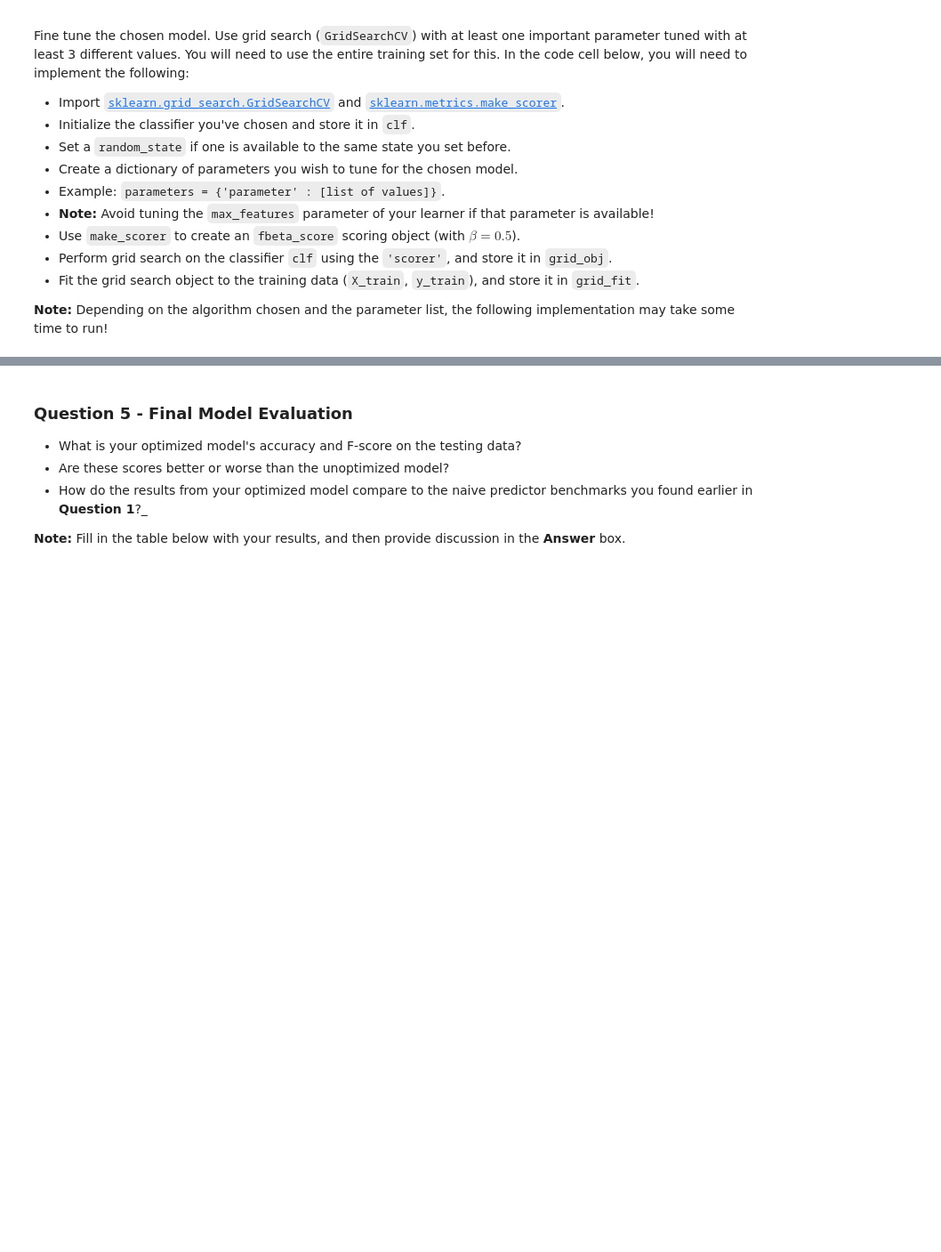
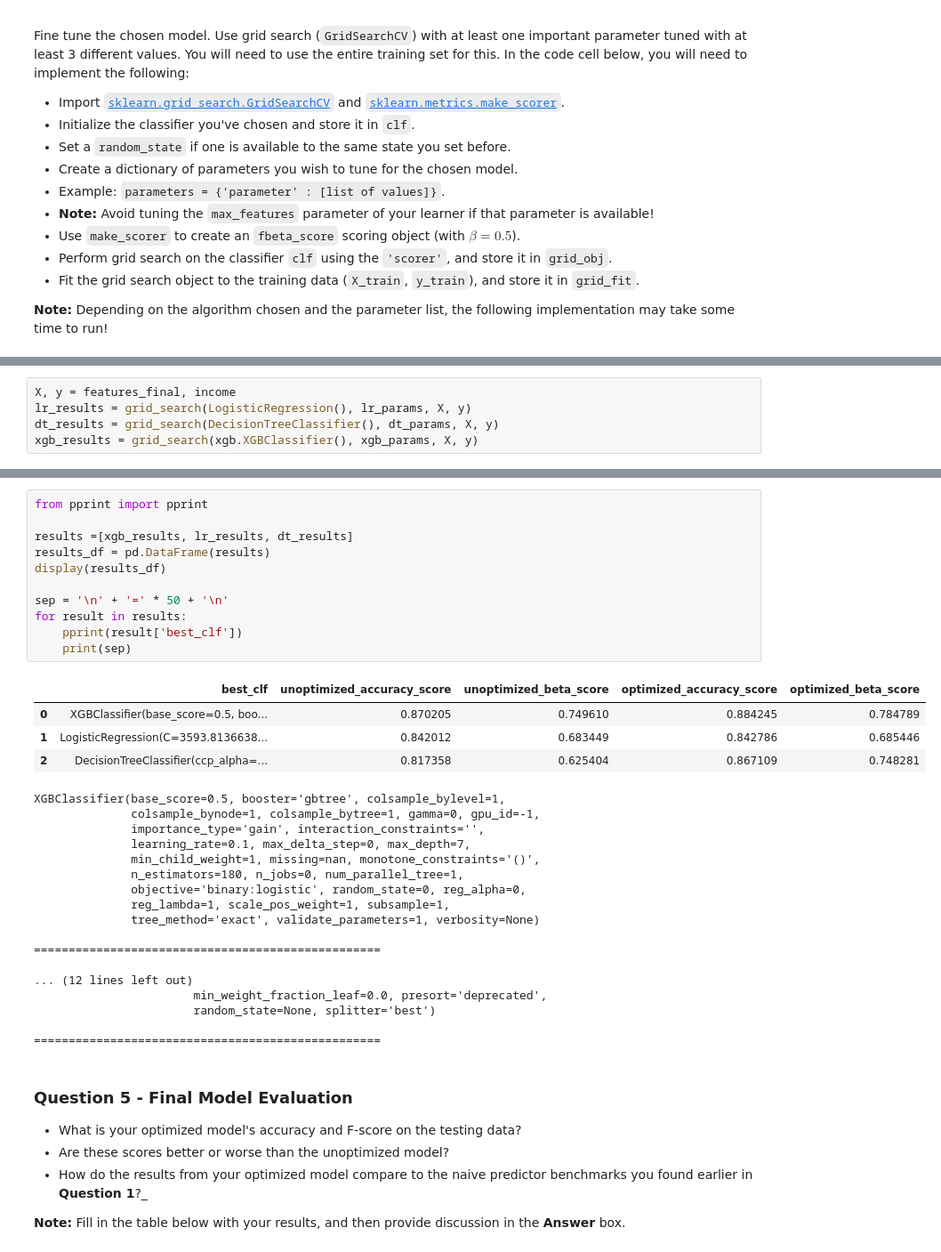
Before and after one commit to jmnickerson05/udacity_charity_ml, a Jupyter notebook: finding_donors(working version).ipynb, the cells around one changed output, grey strips where cells are left out. Shown at 89% size. Drawn from its saved outputs; the diff is of its cells as text; blank space fills up the shorter version.

Commit message:
Savepoint after long-running grid search results

```diff
--- a/finding_donors(working version).ipynb
+++ b/finding_donors(working version).ipynb
@@ -527,0 +602,5 @@ AttributeError: 'NoneType' object has no attribute 'best_estimator_'
+# %%
+X, y = features_final, income
+lr_results = grid_search(LogisticRegression(), lr_params, X, y)
+dt_results = grid_search(DecisionTreeClassifier(), dt_params, X, y)
+xgb_results = grid_search(xgb.XGBClassifier(), xgb_params, X, y)
@@ -528,3 +642,36 @@ AttributeError: 'NoneType' object has no attribute 'best_estimator_'
+# %%
+from pprint import pprint
+
+results =[xgb_results, lr_results, dt_results]
+results_df = pd.DataFrame(results)
+display(results_df)
+
+sep = '\n' + '=' * 50 + '\n'
+for result in results:
+    pprint(result['best_clf'])
+    print(sep)
+# %% [output]
+|  | best_clf | unoptimized_accuracy_score | unoptimized_beta_score | optimized_accuracy_score | optimized_beta_score |
+| 0 | XGBClassifier(base_score=0.5, boo... | 0.870205 | 0.749610 | 0.884245 | 0.784789 |
+| 1 | LogisticRegression(C=3593.8136638... | 0.842012 | 0.683449 | 0.842786 | 0.685446 |
+| 2 | DecisionTreeClassifier(ccp_alpha=... | 0.817358 | 0.625404 | 0.867109 | 0.748281 |
+XGBClassifier(base_score=0.5, booster='gbtree', colsample_bylevel=1,
+              colsample_bynode=1, colsample_bytree=1, gamma=0, gpu_id=-1,
+              importance_type='gain', interaction_constraints='',
+              learning_rate=0.1, max_delta_step=0, max_depth=7,
+              min_child_weight=1, missing=nan, monotone_constraints='()',
+              n_estimators=180, n_jobs=0, num_parallel_tree=1,
+              objective='binary:logistic', random_state=0, reg_alpha=0,
+              reg_lambda=1, scale_pos_weight=1, subsample=1,
+              tree_method='exact', validate_parameters=1, verbosity=None)
+
+==================================================
+
+... (12 lines left out)
+                       min_weight_fraction_leaf=0.0, presort='deprecated',
+                       random_state=None, splitter='best')
+
+==================================================
 # %% [markdown]
 ### Question 5 - Final Model Evaluation
 
```
Also changed, not shown: parts of 10 cells of this notebook.
